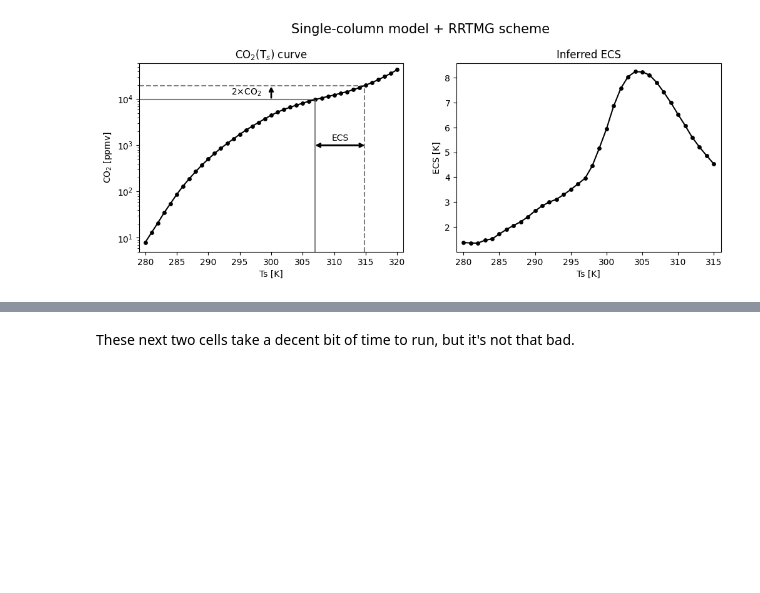
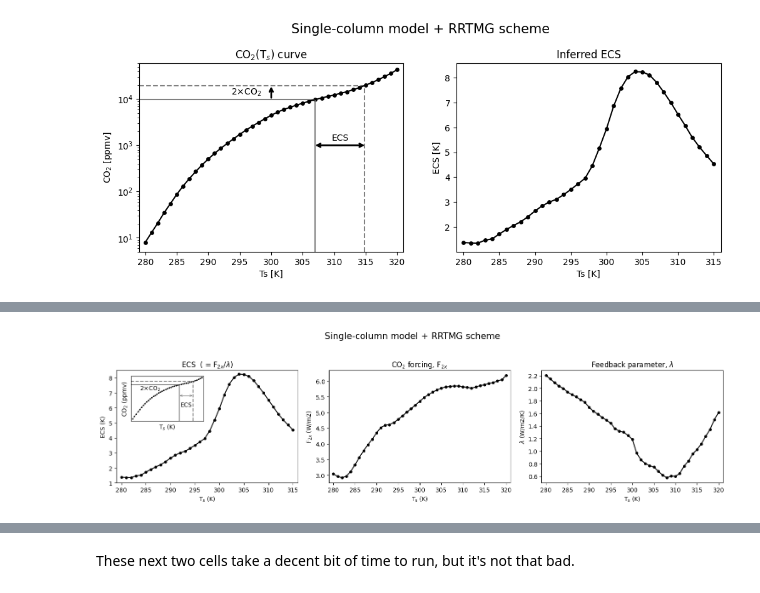
Before and after one commit to AndrewILWilliams/ECS_bump, a Jupyter notebook: climlab_rrtmg.ipynb, the cells around one changed output, grey strips where cells are left out. Saved outputs shown, nothing was run; the diff lists cells and outputs as text; code cells hidden in the pictures; blank space fills up the shorter version.

```diff
--- a/climlab_rrtmg.ipynb
+++ b/climlab_rrtmg.ipynb
@@ -316,0 +379,64 @@ Text(0.5, 1.04, 'Single-column model + RRTMG scheme')
+# %%
+Tmin=279
+Tmax=321
+co2_min = 5
+co2_max = 6e4
+fig,axs=plt.subplots(ncols=3, figsize=(15,4), dpi=100)
+
+axins = axs[0].inset_axes([0.08, 0.55, 0.4, 0.4], # x0, y0, width, height
+                          transform=axs[0].transAxes) # ax[0].transAxes
+
+axins.plot([Tmin,Ts_ex],co2_ex*np.ones(2),color='gray')
+axins.plot([Tmin,Ts_ex2],2*co2_ex*np.ones(2),color='gray',linestyle='--')
+axins.plot(Ts_ex*np.ones(2),[co2_min,co2_ex],color='gray')
+axins.plot(Ts_ex2*np.ones(2),[co2_min,2*co2_ex],color='gray',linestyle='--')
+
+axins.annotate("", xy=(Ts_ex/1.001, 1.e3), xytext=(Ts_ex2, 1.e3),
+           arrowprops=dict(arrowstyle="->",lw=.3,color='black'))
+axins.annotate("", xy=(1.001*Ts_ex2, 1.e3), xytext=(Ts_ex, 1.e3),
+           arrowprops=dict(arrowstyle="->",lw=.3,color='black'))
+
+C_Ts.plot(ax=axins, yscale='log', color='k', lw=0.4)
+axins.scatter(C_Ts.Ts, C_Ts, color='k', s=2)
+axins.set_xlim(Tmin, Tmax)
+axins.set_ylim(co2_min, co2_max)
+
+axins.text(0.5*(Ts_ex+Ts_ex2),1e2,'ECS',ha='center', fontsize=10)
+axins.text(290,np.sqrt(co2_ex*0.2*co2_ex),r'2$\times$CO$_2$',ha='center',va='center', fontsize=10)
+axins.set_xticks([])
+axins.set_yticks([])
+axins.set_xlabel("T$_{s}$ (K)")
+axins.set_ylabel("CO$_{2}$ (ppmv)")
+
+
+da_ECS.plot(ax=axs[0], color='k')
+axs[0].scatter(C_Ts.Ts, da_ECS, color='k', s=15)
+axs[0].set_xlim(Tmin, 316)
+axs[0].set_ylim(1,8.5)
+axs[0].set_title(r"ECS  ( = F$_{2x}$/$\lambda$)")
+axs[0].set_ylabel("ECS (K)")
+
+
+da_F2x.plot(ax=axs[1], color='k')
+axs[1].scatter(C_Ts.Ts, da_F2x, color='k', s=15)
+axs[1].set_xlim(Tmin, 316)
+axs[1].set_title(r"CO$_{2}$ forcing, F$_{2x}$")
+axs[1].set_xlim(Tmin, Tmax)
+axs[1].set_ylabel(r"F$_{2x}$ (W/m2)")
+
+da_lambda.plot(ax=axs[2], color='k')
+axs[2].scatter(C_Ts.Ts, da_lambda, color='k', s=15)
+axs[2].set_xlim(Tmin, 316)
+axs[2].set_title("Feedback parameter, $\lambda$")
+axs[2].set_xlim(Tmin, Tmax)
+axs[2].set_ylabel(r"$\lambda$ (W/m2/K)")
+
+for ax in axs:
+    ax.set_xlabel("T$_{s}$ (K)")
+
+fig.suptitle("Single-column model + RRTMG scheme", y=1.04, fontsize=15)
+fig.tight_layout()
+
+#plt.savefig('ECS_decomp_fig.png',bbox_inches='tight',facecolor='white', dpi=200)
+# %% [output]
+[figure, added]
```
Also changed, not shown: parts of 19 cells of this notebook, 1 other file.
